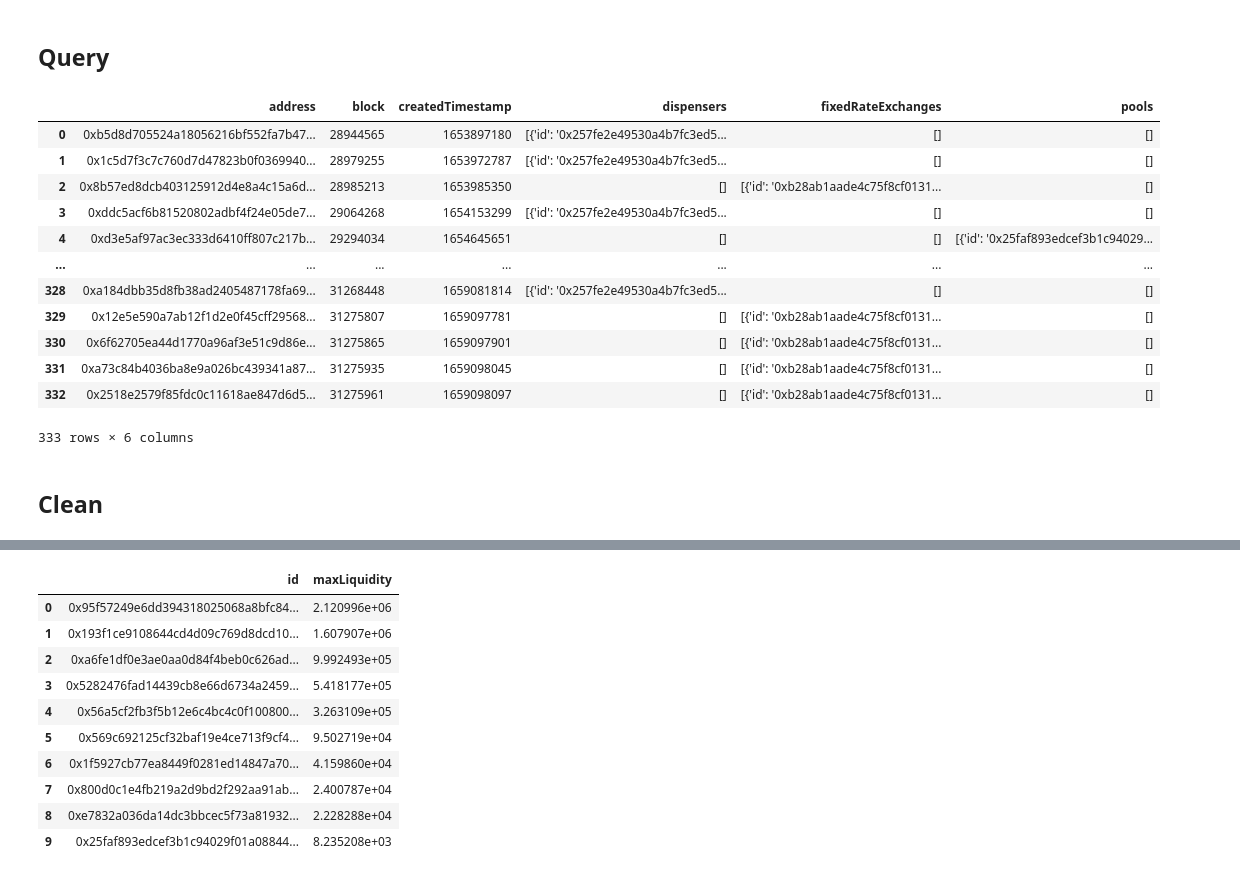
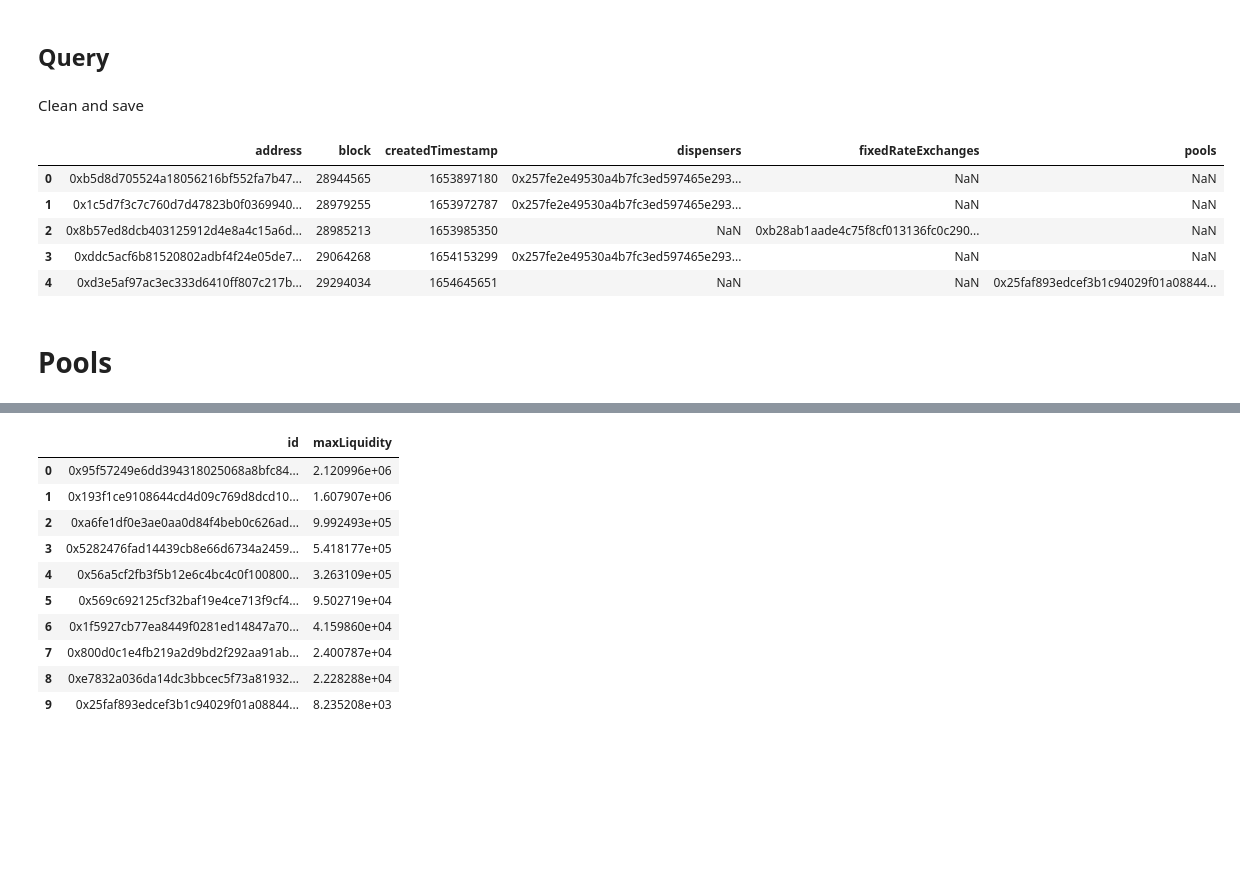
Before and after one commit to trangnv/ocean-marketplace, a Jupyter notebook: queries.ipynb, the cells around one changed output, grey strips where cells are left out. Saved outputs shown, nothing was run; the diff lists cells and outputs as text; code cells hidden in the pictures; blank space fills up the shorter version.

```diff
--- a/queries.ipynb
+++ b/queries.ipynb
@@ -238,21 +223,21 @@ response = requests.request("POST", url, headers=headers, data=payload)
 
 data = json.loads(response.text)
 df_datatokens = pd.json_normalize(data['data']['tokens'])
-# %%
-df_datatokens
-# %% [output]
-|  | address | block | createdTimestamp | dispensers | fixedRateExchanges | pools |
-| 0 | 0xb5d8d705524a18056216bf552fa7b47... | 28944565 | 1653897180 | [{'id': '0x257fe2e49530a4b7fc3ed5... | [] | [] |
-| 1 | 0x1c5d7f3c7c760d7d47823b0f0369940... | 28979255 | 1653972787 | [{'id': '0x257fe2e49530a4b7fc3ed5... | [] | [] |
-| 2 | 0x8b57ed8dcb403125912d4e8a4c15a6d... | 28985213 | 1653985350 | [] | [{'id': '0xb28ab1aade4c75f8cf0131... | [] |
-| 3 | 0xddc5acf6b81520802adbf4f24e05de7... | 29064268 | 1654153299 | [{'id': '0x257fe2e49530a4b7fc3ed5... | [] | [] |
-| 4 | 0xd3e5af97ac3ec333d6410ff807c217b... | 29294034 | 1654645651 | [] | [] | [{'id': '0x25faf893edcef3b1c94029... |
-| ... | ... | ... | ... | ... | ... | ... |
-| 328 | 0xa184dbb35d8fb38ad2405487178fa69... | 31268448 | 1659081814 | [{'id': '0x257fe2e49530a4b7fc3ed5... | [] | [] |
-| 329 | 0x12e5e590a7ab12f1d2e0f45cff29568... | 31275807 | 1659097781 | [] | [{'id': '0xb28ab1aade4c75f8cf0131... | [] |
-| 330 | 0x6f62705ea44d1770a96af3e51c9d86e... | 31275865 | 1659097901 | [] | [{'id': '0xb28ab1aade4c75f8cf0131... | [] |
-| 331 | 0xa73c84b4036ba8e9a026bc439341a87... | 31275935 | 1659098045 | [] | [{'id': '0xb28ab1aade4c75f8cf0131... | [] |
-| 332 | 0x2518e2579f85fdc0c11618ae847d6d5... | 31275961 | 1659098097 | [] | [{'id': '0xb28ab1aade4c75f8cf0131... | [] |
-333 rows × 6 columns
+# %% [markdown]
+Clean and save
+# %%
+df_datatokens['fixedRateExchanges'] = df_datatokens['fixedRateExchanges'].apply(lambda y: y[0]['id'] if len(y)>0 else np.nan)
+df_datatokens['pools'] = df_datatokens['pools'].apply(lambda y: y[0]['id'] if len(y)>0 else np.nan)
+df_datatokens['dispensers'] = df_datatokens['dispensers'].apply(lambda y: y[0]['id'] if len(y)>0 else np.nan)
+
+df_datatokens.to_csv('./daily_data/datatokens.csv', index=False)
+df_datatokens.head()
+# %% [output]
+|  | address | block | createdTimestamp | dispensers | fixedRateExchanges | pools |
+| 0 | 0xb5d8d705524a18056216bf552fa7b47... | 28944565 | 1653897180 | 0x257fe2e49530a4b7fc3ed597465e293... | NaN | NaN |
+| 1 | 0x1c5d7f3c7c760d7d47823b0f0369940... | 28979255 | 1653972787 | 0x257fe2e49530a4b7fc3ed597465e293... | NaN | NaN |
+| 2 | 0x8b57ed8dcb403125912d4e8a4c15a6d... | 28985213 | 1653985350 | NaN | 0xb28ab1aade4c75f8cf013136fc0c290... | NaN |
+| 3 | 0xddc5acf6b81520802adbf4f24e05de7... | 29064268 | 1654153299 | 0x257fe2e49530a4b7fc3ed597465e293... | NaN | NaN |
+| 4 | 0xd3e5af97ac3ec333d6410ff807c217b... | 29294034 | 1654645651 | NaN | NaN | 0x25faf893edcef3b1c94029f01a08844... |
 # %% [markdown]
-## Clean
+# Pools
```
Also changed, not shown: parts of 35 cells of this notebook, 2 other files.
